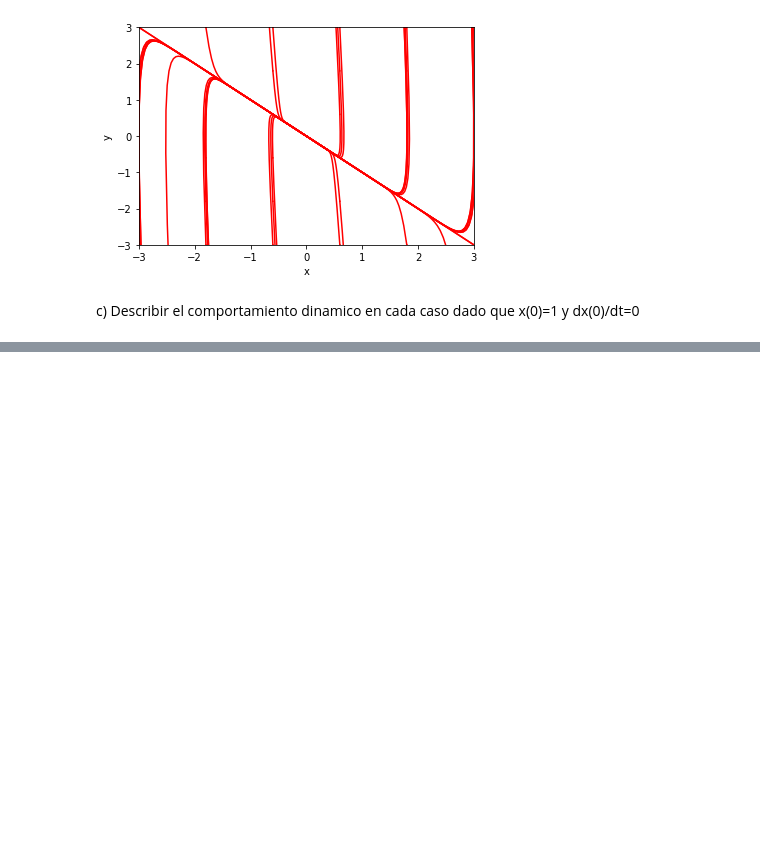
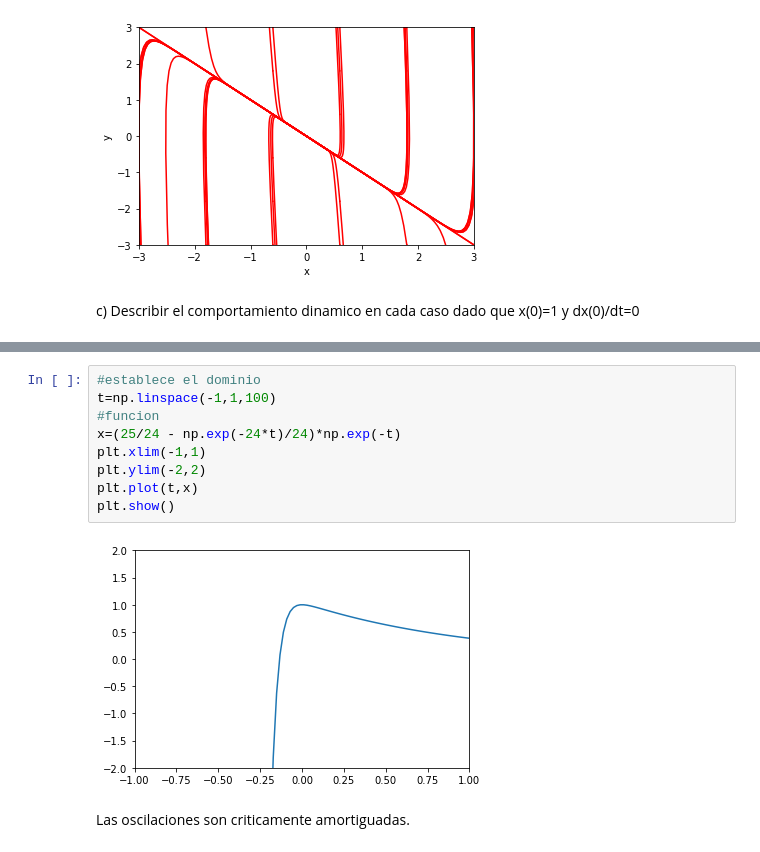
Before and after one commit to ShannonNCM/Sistemas-Dinamicos, a Jupyter notebook: Cap3/Ejercicios/03.ipynb, the cells around one changed output, grey strips where cells are left out. Cells and saved outputs as stored; diff of their text form; blank space fills up the shorter version.

```diff
--- a/Cap3/Ejercicios/03.ipynb
+++ b/Cap3/Ejercicios/03.ipynb
@@ -233,0 +310,13 @@ c) Describir el comportamiento dinamico en cada caso dado que x(0)=1 y dx(0)/dt=
+# %%
+#establece el dominio
+t=np.linspace(-1,1,100)
+#funcion
+x=(25/24 - np.exp(-24*t)/24)*np.exp(-t)
+plt.xlim(-1,1)
+plt.ylim(-2,2)
+plt.plot(t,x)
+plt.show()
+# %% [output]
+[figure, added]
+# %% [markdown]
+Las oscilaciones son criticamente amortiguadas.
```
Also changed, not shown: parts of 15 cells of this notebook.
